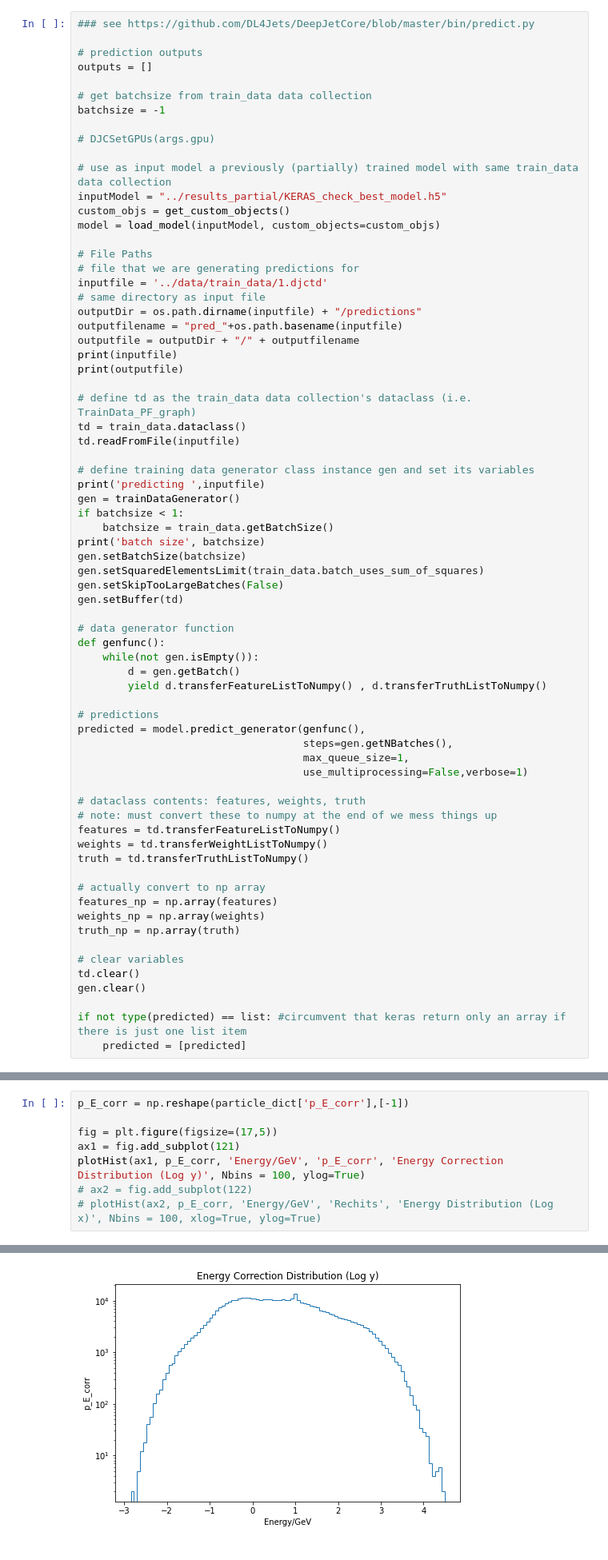
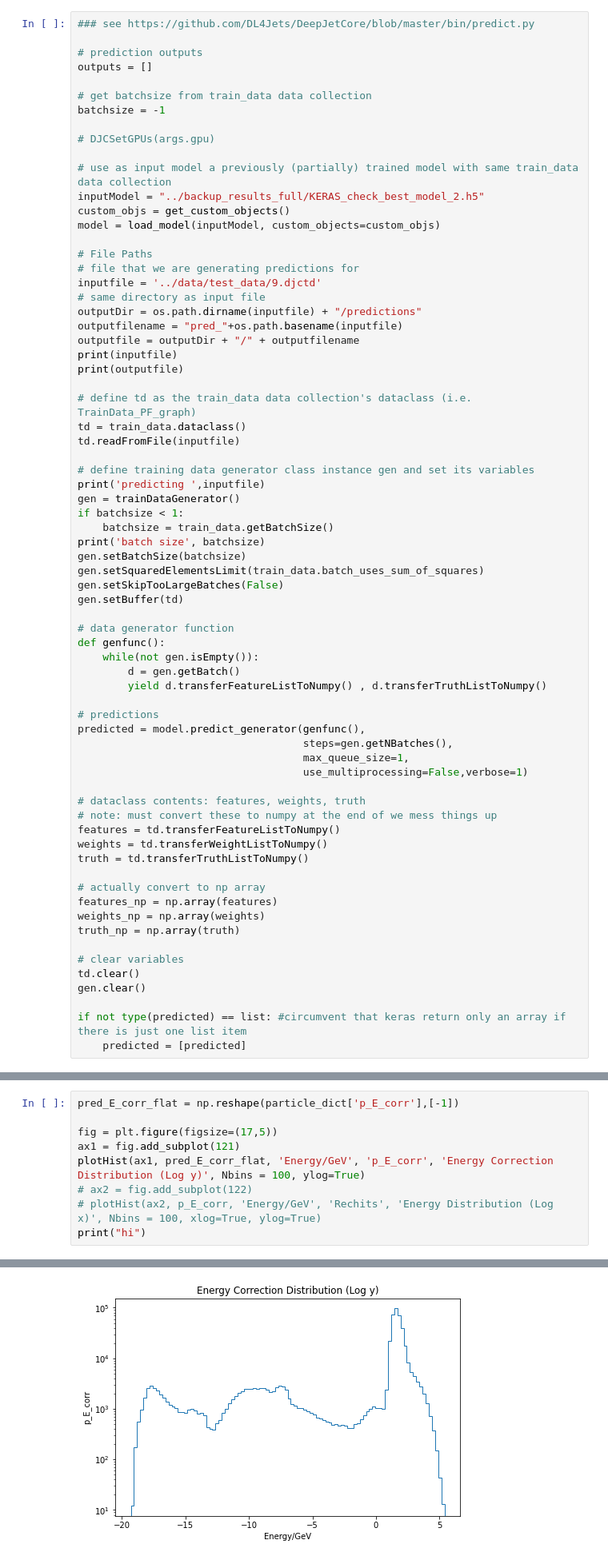
Before and after one commit to abao1999/DRNOC, a Jupyter notebook: notebooks/explore.ipynb, the cells around one changed output, grey strips where cells are left out. Shown at 80% size. Saved outputs shown, nothing was run; the diff lists cells and outputs as text.

```diff
--- a/notebooks/explore.ipynb
+++ b/notebooks/explore.ipynb
@@ -527,13 +373,13 @@ batchsize = -1
 # DJCSetGPUs(args.gpu)
 
 # use as input model a previously (partially) trained model with same train_data data collection
-inputModel = "../results_partial/KERAS_check_best_model.h5"
+inputModel = "../backup_results_full/KERAS_check_best_model_2.h5"
 custom_objs = get_custom_objects()
 model = load_model(inputModel, custom_objects=custom_objs)
 
 # File Paths
 # file that we are generating predictions for
-inputfile = '../data/train_data/1.djctd'
+inputfile = '../data/test_data/9.djctd'
 # same directory as input file
 outputDir = os.path.dirname(inputfile) + "/predictions"
 outputfilename = "pred_"+os.path.basename(inputfile)
@@ -692,9 +529,10 @@ sample truth energy (t_E) from truth:
 # %%
-p_E_corr = np.reshape(particle_dict['p_E_corr'],[-1])
+pred_E_corr_flat = np.reshape(particle_dict['p_E_corr'],[-1])
 
 fig = plt.figure(figsize=(17,5))
 ax1 = fig.add_subplot(121)
-plotHist(ax1, p_E_corr, 'Energy/GeV', 'p_E_corr', 'Energy Correction Distribution (Log y)', Nbins = 100, ylog=True)
+plotHist(ax1, pred_E_corr_flat, 'Energy/GeV', 'p_E_corr', 'Energy Correction Distribution (Log y)', Nbins = 100, ylog=True)
 # ax2 = fig.add_subplot(122)
 # plotHist(ax2, p_E_corr, 'Energy/GeV', 'Rechits', 'Energy Distribution (Log x)', Nbins = 100, xlog=True, ylog=True)
+print("hi")
 # %% [output]
@@ -718 +540 @@ plotHist(ax1, p_E_corr, 'Energy/GeV', 'p_E_corr', 'Energy Correction Distributio
-[figure, old version]
+[figure, new version]
```
Also changed, not shown: parts of 39 cells of this notebook, 21 other files.
